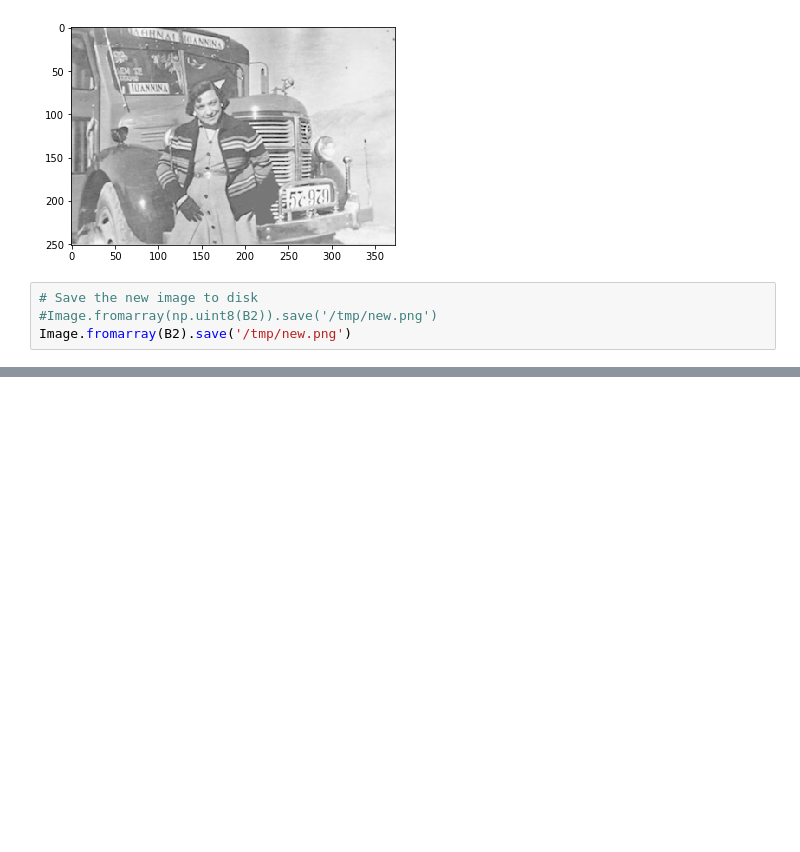
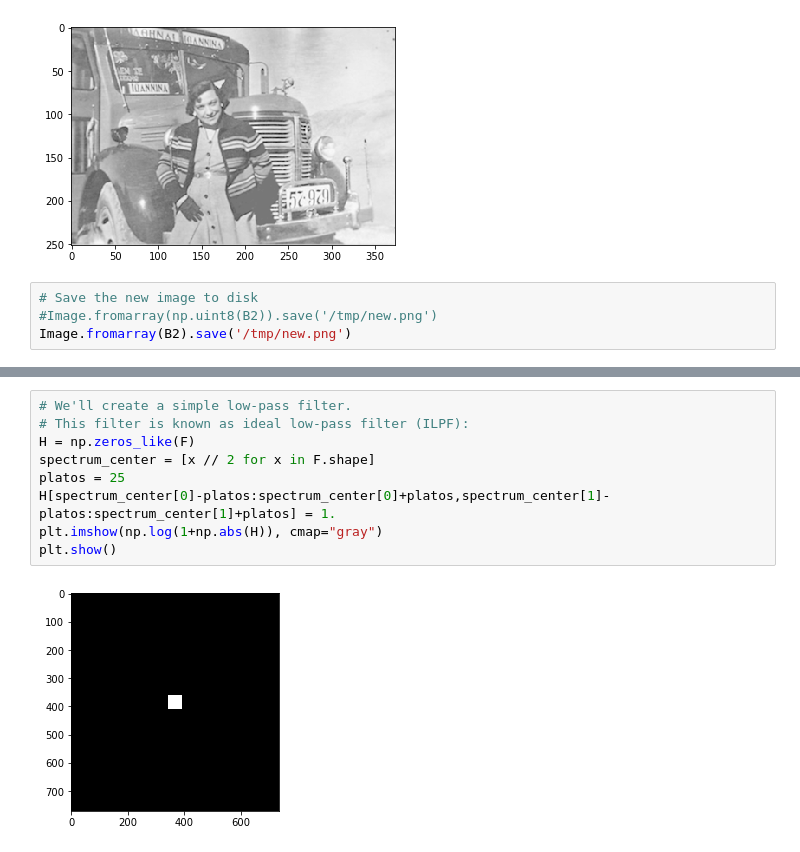
Before and after one commit to iliasmour/crashcourse-python-numpy-scipy, a Jupyter notebook: tutorials/python/cs228-python-tutorial.ipynb, the cells around one changed output, grey strips where cells are left out. Saved outputs shown, nothing was run; the diff lists cells and outputs as text; blank space fills up the shorter version.

```diff
--- a/tutorials/python/cs228-python-tutorial.ipynb
+++ b/tutorials/python/cs228-python-tutorial.ipynb
@@ -1096,0 +1157,11 @@ Image.fromarray(B2).save('/tmp/new.png')
+# %%
+# We'll create a simple low-pass filter.
+# This filter is known as ideal low-pass filter (ILPF):
+H = np.zeros_like(F)
+spectrum_center = [x // 2 for x in F.shape]
+platos = 25
+H[spectrum_center[0]-platos:spectrum_center[0]+platos,spectrum_center[1]-platos:spectrum_center[1]+platos] = 1.
+plt.imshow(np.log(1+np.abs(H)), cmap="gray")
+plt.show()
+# %% [output]
+[figure, added]
```
Also changed, not shown: parts of 7 cells of this notebook, 2 other files.
